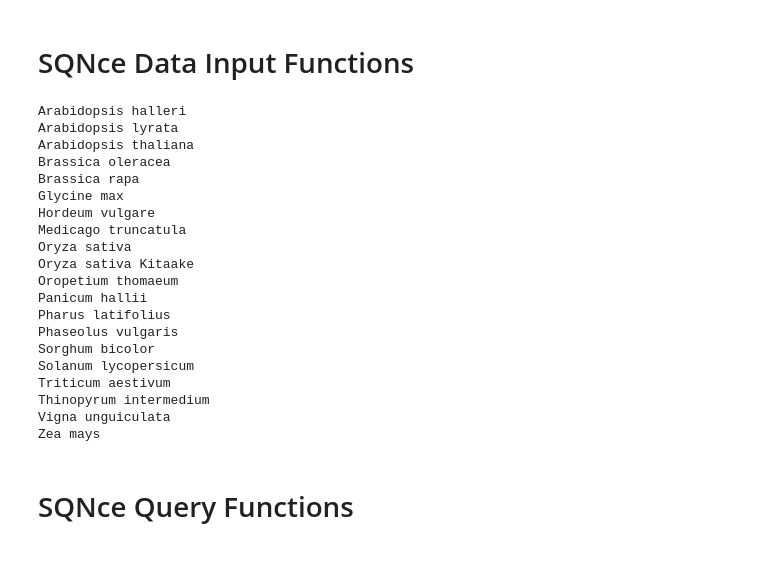
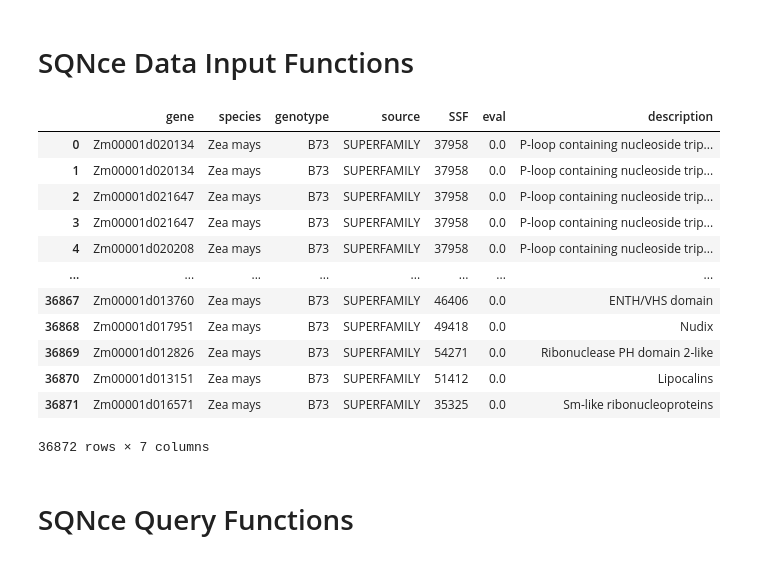
Before and after one commit to eporetsky/SQNce, a Jupyter notebook: SQNce.ipynb, the cells around one changed output. Saved outputs shown, nothing was run; the diff lists cells and outputs as text; code cells hidden in the pictures.

```diff
--- a/SQNce.ipynb
+++ b/SQNce.ipynb
@@ -299,13 +315,41 @@ for index, row in df.iterrows():
     fasta_file = gzip.open("inputs/proteins/"+row[2], mode='rt')
     protein_seq_list = []
     for seq in SeqIO.parse(fasta_file, "fasta"):
-        # TODO change db to number key to avoid duplicated name problems
-        if row[0] == "ZmB73v3":
-            seq.id = seq.id + "v3"
+        # Extract the locus ID that doesn't contain the isoform
+        locus = seq.description.split(" ")
+        for ls in locus:
+            if "locus" in ls:
+                locus = ls[6:]
         # Protein sequences are saved as as a Binary data type for compression
-        protein_seq_list.append([seq.id, seq.id.split("_")[0], row[0], len(seq.seq),
+        protein_seq_list.append([seq.id, locus, row[0], row[1], len(seq.seq),
                                  sqlite3.Binary(zlib.compress(str(seq.seq).encode('utf-8')))])
     protein_seq_insert(con, protein_seq_list)
+# Create keys for protein IDs with isoform and without
+cursorObj = con.cursor()
+cursorObj.execute("CREATE INDEX proteins_isoforms_index ON protein_seqs(protein_isoform)")
+cursorObj.execute("CREATE INDEX proteins_ids_index ON protein_seqs(protein_id)")
+con.commit()
+
+#######################################################################
+########################### Family Annotations ##############################
+#######################################################################
+df = pd.read_csv("init/families.tsv", sep="\t")
+for index, row in df.iterrows():
+    annot = pd.read_csv("inputs/families/"+row[3], sep="\t")
+    annot.insert(1, 'species', row[0])
+    annot.insert(2, 'genotype', row[1])
+    annot.insert(3, 'source', row[2])
+    family_annotation_insert(con, annot.values.tolist())
+# Create keys for protein IDs with isoform and without
+cursorObj = con.cursor()
+cursorObj.execute("CREATE INDEX family_gene_index ON gene_families(protein_id)")
+cursorObj.execute("CREATE INDEX family_species_index ON gene_families(species_id)")
+cursorObj.execute("CREATE INDEX family_genotype_index ON gene_families(genotype_id)")
+cursorObj.execute("CREATE INDEX family_id_index ON gene_families(family_id)")
+cursorObj.execute("CREATE INDEX family_name_index ON gene_families(family_name)")
+con.commit()
+
+
 
 #######################################################################
 ########################### Promoter Seqs #############################
@@ -349,7 +393,7 @@ gene_annotation_list = []
 for index, row in df.iterrows():
     annot = pd.read_csv("inputs/annotations/"+row[3], sep="\t")
     annot = annot.drop_duplicates(subset="locusName")
-    print(row[0])
+
     if row[0]=="Arabidopsis thaliana":
         annot = annot[["locusName", "rice-defline"]]
     elif row[0] in ["Panicum hallii", "Pharus latifolius", "Solanum lycopersicum", "Vigna unguiculata"]:
@@ -381,26 +425,21 @@ for index, row in df.iterrows():
 df = pd.read_csv("inputs/omics/bam.tsv", sep="\t")
 for index, row in df.iterrows():
     bam_insert(con, entities=list(row))
-# %% [output]
-Arabidopsis halleri
-Arabidopsis lyrata
-Arabidopsis thaliana
-Brassica oleracea
-Brassica rapa
-Glycine max
-Hordeum vulgare
-Medicago truncatula
-Oryza sativa
-Oryza sativa Kitaake
-Oropetium thomaeum
-Panicum hallii
-Pharus latifolius
-Phaseolus vulgaris
-Sorghum bicolor
-Solanum lycopersicum
-Triticum aestivum
-Thinopyrum intermedium
-Vigna unguiculata
-Zea mays
+# %%
+annot
+# %% [output]
+|  | gene | species | genotype | source | SSF | eval | description |
+| 0 | Zm00001d020134 | Zea mays | B73 | SUPERFAMILY | 37958 | 0.0 | P-loop containing nucleoside trip... |
+| 1 | Zm00001d020134 | Zea mays | B73 | SUPERFAMILY | 37958 | 0.0 | P-loop containing nucleoside trip... |
+| 2 | Zm00001d021647 | Zea mays | B73 | SUPERFAMILY | 37958 | 0.0 | P-loop containing nucleoside trip... |
+| 3 | Zm00001d021647 | Zea mays | B73 | SUPERFAMILY | 37958 | 0.0 | P-loop containing nucleoside trip... |
+| 4 | Zm00001d020208 | Zea mays | B73 | SUPERFAMILY | 37958 | 0.0 | P-loop containing nucleoside trip... |
+| ... | ... | ... | ... | ... | ... | ... | ... |
+| 36867 | Zm00001d013760 | Zea mays | B73 | SUPERFAMILY | 46406 | 0.0 | ENTH/VHS domain |
+| 36868 | Zm00001d017951 | Zea mays | B73 | SUPERFAMILY | 49418 | 0.0 | Nudix |
+| 36869 | Zm00001d012826 | Zea mays | B73 | SUPERFAMILY | 54271 | 0.0 | Ribonuclease PH domain 2-like |
+| 36870 | Zm00001d013151 | Zea mays | B73 | SUPERFAMILY | 51412 | 0.0 | Lipocalins |
+| 36871 | Zm00001d016571 | Zea mays | B73 | SUPERFAMILY | 35325 | 0.0 | Sm-like ribonucleoproteins |
+36872 rows × 7 columns
 # %% [markdown]
 # SQNce Query Functions
```
Also changed, not shown: parts of 9 cells of this notebook, 3 other files.
